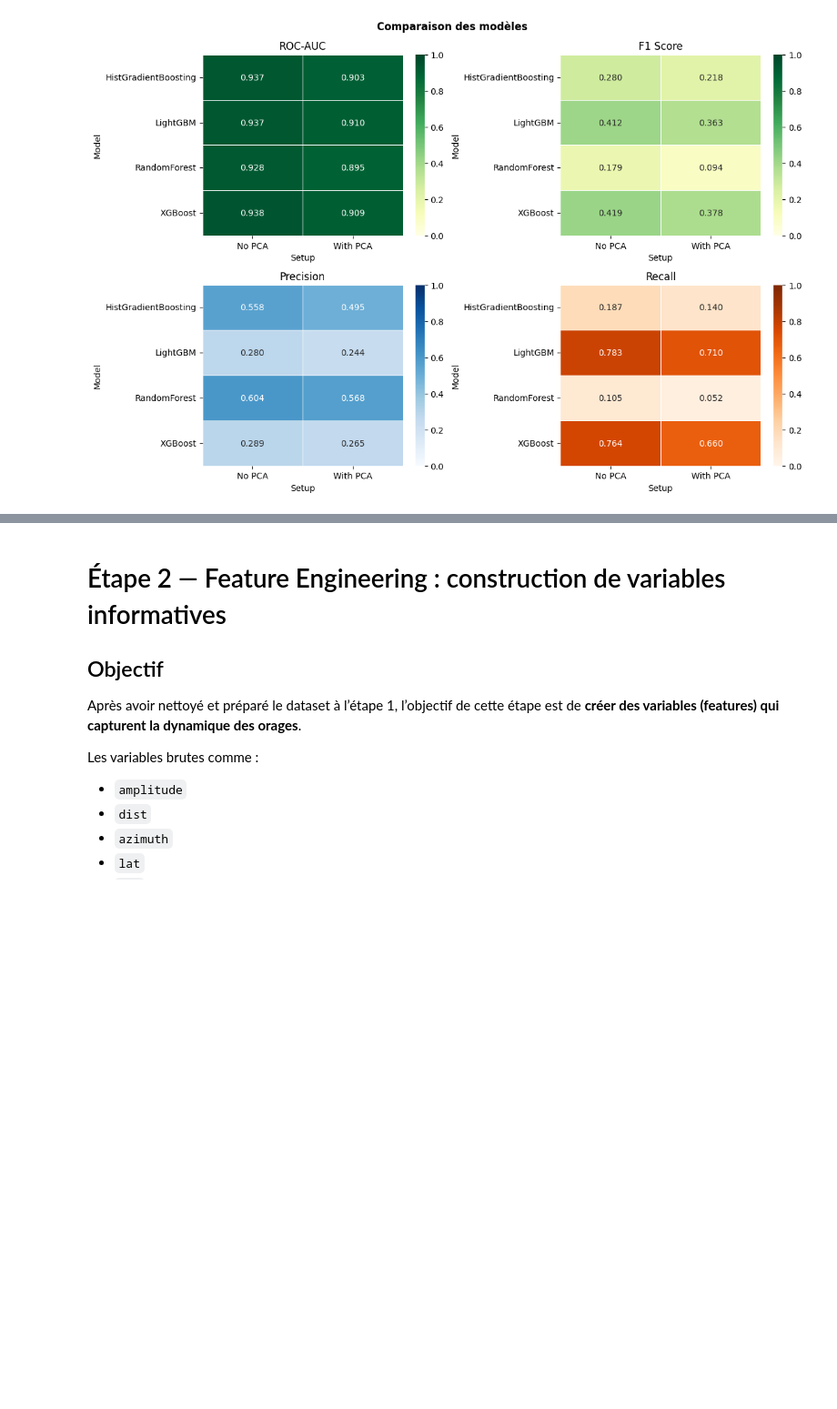
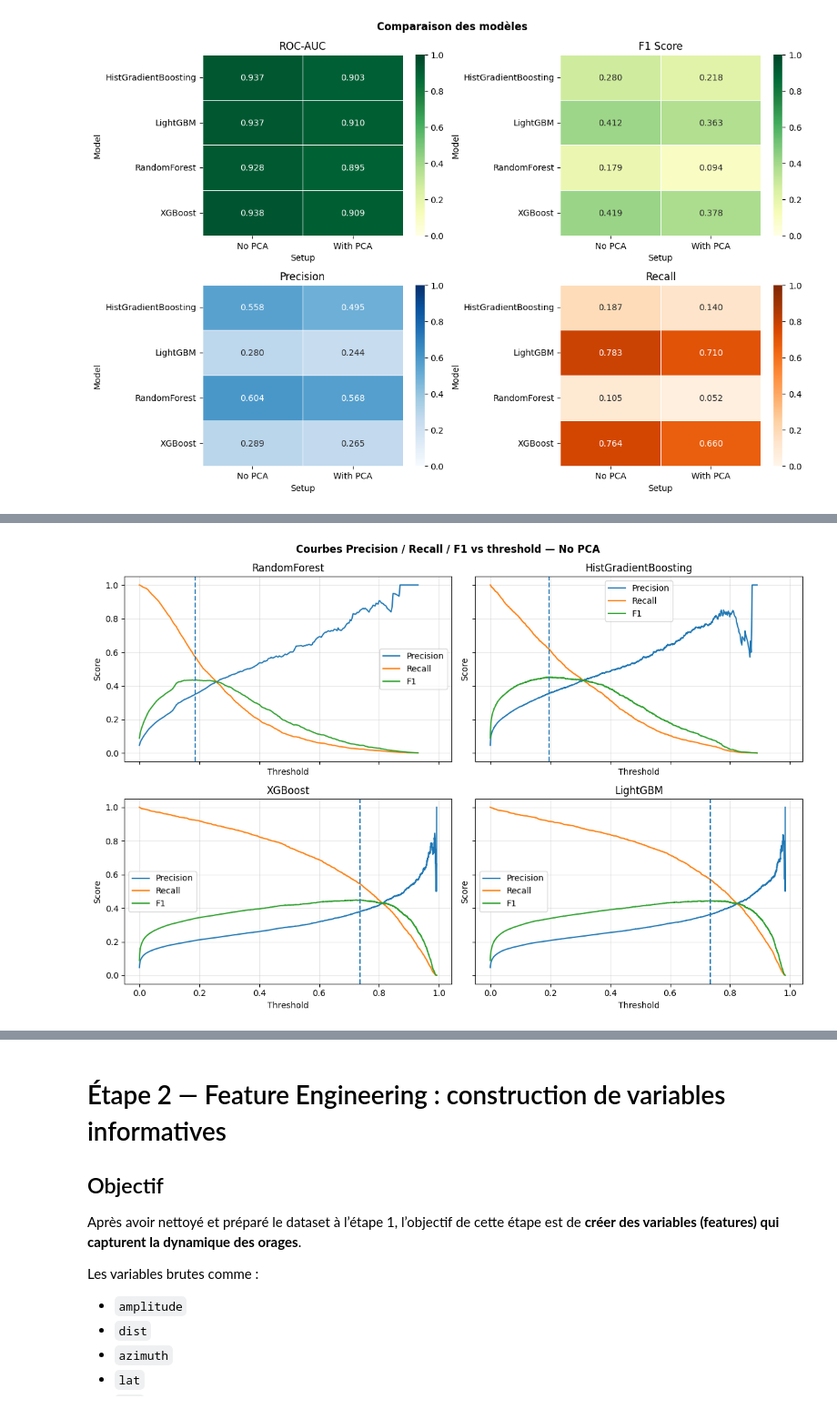
Before and after one commit to Houda-git/Data-Battle, a Jupyter notebook: Fin_Orage.ipynb, the cells around one changed output, grey strips where cells are left out. Shown at 91% size. Drawn from its saved outputs; the diff is of its cells as text; code cells hidden in the pictures; blank space fills up the shorter version.

```diff
--- a/Fin_Orage.ipynb
+++ b/Fin_Orage.ipynb
@@ -1865,0 +2017,30 @@ plt.show()
+# %%
+fig, axes = plt.subplots(2, 2, figsize=(12, 8), sharex=True, sharey=True)
+fig.suptitle("Courbes Precision / Recall / F1 vs threshold — No PCA", fontweight="bold")
+
+model_names = list(models.keys())
+
+for ax, name in zip(axes.ravel(), model_names):
+    curves = all_curves[(name, "No PCA")]
+    thresholds = curves["thresholds"]
+
+    ax.plot(thresholds, curves["precision_curve"], label="Precision")
+    ax.plot(thresholds, curves["recall_curve"], label="Recall")
+    ax.plot(thresholds, curves["f1_curve"], label="F1")
+
+    best_threshold = results_threshold_df[
+        (results_threshold_df["Model"] == name) &
+        (results_threshold_df["Setup"] == "No PCA")
+    ]["Best_threshold"].values[0]
+
+    ax.axvline(best_threshold, linestyle="--")
+    ax.set_title(name)
+    ax.set_xlabel("Threshold")
+    ax.set_ylabel("Score")
+    ax.grid(True, alpha=0.3)
+    ax.legend()
+
+plt.tight_layout()
+plt.show()
+# %% [output]
+[figure, added]
```
Also changed, not shown: parts of 4 cells of this notebook.
